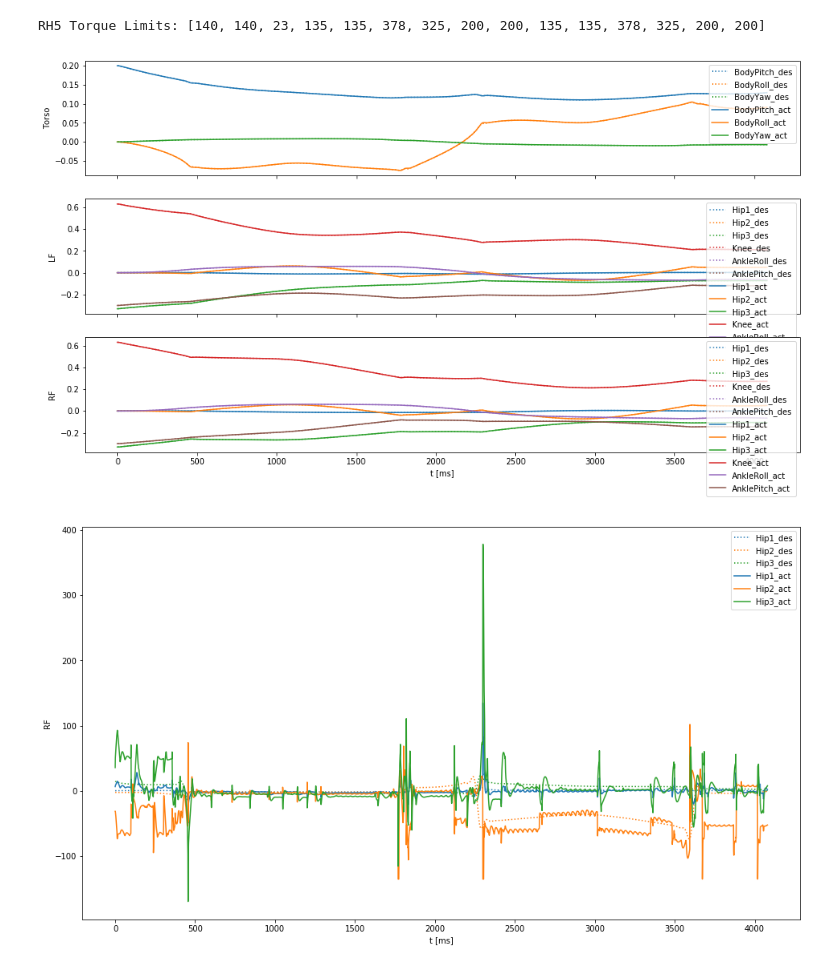
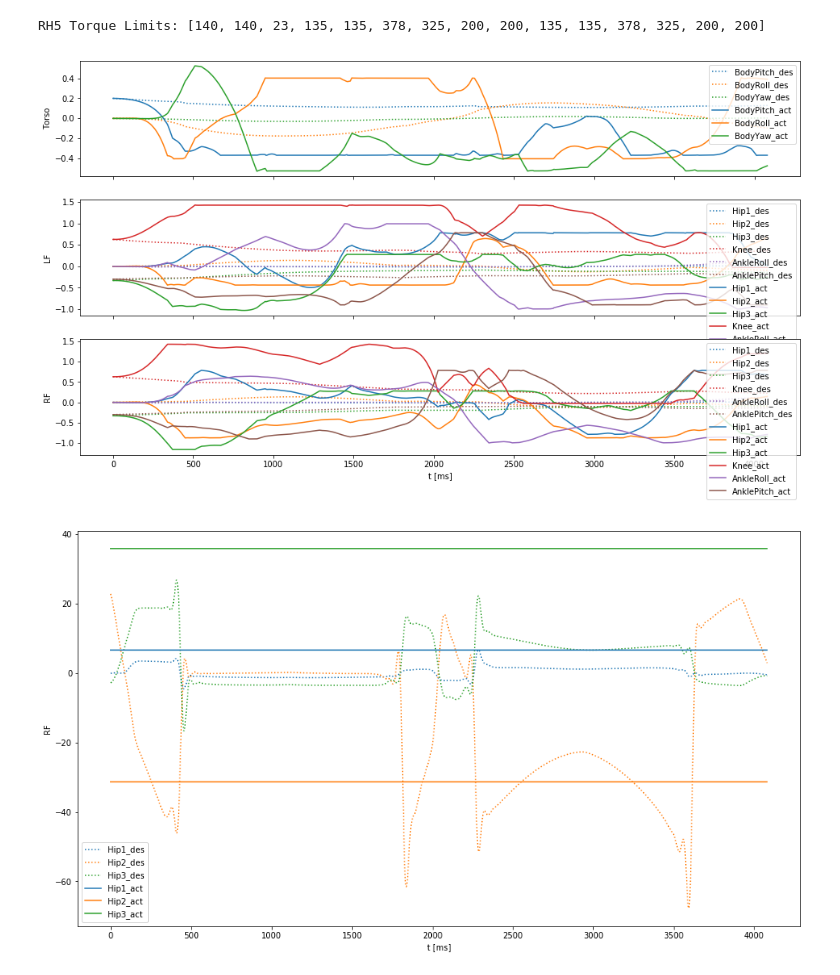
Before and after one commit to julesser/crocoddyl, a Jupyter notebook: RH5/StabilizeOptimalTrajectories.ipynb, the cells around one changed output. Saved outputs shown, nothing was run; the diff lists cells and outputs as text; code cells hidden in the pictures.

```diff
--- a/RH5/StabilizeOptimalTrajectories.ipynb
+++ b/RH5/StabilizeOptimalTrajectories.ipynb
@@ -52,9 +47,8 @@ for i in range(pb.getNumJoints(robot)):
 # simName = 'results/HumanoidFixedArms/Squats_10cm/'
 # simName = 'results/HumanoidFixedArms/Balancing_8s_5cm/'
 simName = 'results/HumanoidFixedArms/2Steps_10cm_CoP100/'
-data = pandas.read_csv(simName + "logJointSpace.csv")
-base_data = pandas.read_csv(simName + "logBase.csv")
-rel_base_coord = ['X', 'Y', 'Z']
+data = pandas.read_csv(simName + 'logs/logJointSpace.csv')
+base_data = pandas.read_csv(simName + 'logs/logBase.csv')
 # %%
 # print(data.columns)
 total_time = data['t[s]'][data['t[s]'].size-1]-data['t[s]'][0]
@@ -173,28 +150,27 @@ time_step = pb.getPhysicsEngineParameters()['fixedTimeStep']
 
 # fast_forward=0.03/0.008
 while time < total_time:
-   # Unlock/disable the default velocity/position motor:
+    # Unlock/disable the default velocity/position motor:
     pb.setJointMotorControlArray(
         robot, [idx for idx in  joints.values()], pb.VELOCITY_CONTROL,
         targetVelocities = [0 for jn in joints.keys()],
         forces = [0 for jn in joints.keys()]
     )
-    pb.setJointMotorControlArray(
-        robot, [idx for idx in  joints.values()], pb.POSITION_CONTROL,
-        targetPositions = des_positions[count],
-        targetVelocities = des_velocities[count],
-        forces = max_torque_from_URDF
-    )
+    # pb.setJointMotorControlArray(
+    #     robot, [idx for idx in  joints.values()], pb.POSITION_CONTROL,
+    #     targetPositions = des_positions[count],
+    #     targetVelocities = des_velocities[count],
+    #     forces = max_torque_from_URDF
+    # )
     # for jn in joints.keys():
-    #     idx = joints.values()
-    #     print(idx)
+    #     idx = joints[jn]
     #     pb.setJointMotorControl2(robot, idx, pb.TORQUE_CONTROL,
     #     force=tau_interp[jn](time))
 
-    # pb.setJointMotorControlArray(
-    #     robot, [idx for idx in joints.values()], pb.TORQUE_CONTROL,
-    #     forces = [np.asscalar(tau_interp[jn](time)) for jn in joints.keys()]
-    # )
+    pb.setJointMotorControlArray(
+        robot, [idx for idx in joints.values()], pb.TORQUE_CONTROL,
+        forces = des_torques[count]
+    )
 
     pb.stepSimulation()
 
@@ -222,15 +198,16 @@ nx = len(des_positions[0])
 nu = len(des_torques[0])
 X_des, X_act = [0.] * nx, [0.] * nx
 U_des, U_act = [0.] * nu, [0.] * nu
-X_basePosition_des, X_basePosition_act = [0.] * 3, [0.] * 3
+X_base_trajecory_des, X_basePosition_act = [0.] * 15, [0.] * 3
 for i in range(nx):
         X_des[i] = [x[i] for x in des_positions]
         X_act[i] = [x[i] for x in act_positions]
 for i in range(nu):
         U_des[i] = [u[i] for u in des_torques]
         U_act[i] = [u[i] for u in act_torques]
+for i in range(15):
+        X_base_trajecory_des[i] = [x[i] for x in des_base_trajectories]
 for i in range(3):
-        X_basePosition_des[i] = [x[i] for x in des_base_positions]
         X_basePosition_act[i] = [x[i] for x in act_base_positions]
 # %%
 # Plotting joint tracking error
@@ -290,35 +267,35 @@ plt.gca().set_prop_cycle(None)
 plt.ylabel('RF')
 plt.xlabel('t [ms]')
 plt.legend()
 plt.savefig(simName + 'pybulletTorques.png', facecolor='w', dpi = 300)
 plt.show()
 
 # Plotting floating base difference
 plt.figure(3, figsize=(16,9))
 baseTranslationNames = ['X', 'Y', 'Z']
 # [plt.plot(X_basePosition_des[k], label=baseTranslationNames[i], linestyle=':') for i, k in enumerate(range(0, 3))]
 # [plt.plot(X_basePosition_act[k], label=baseTranslationNames[i]) for i, k in enumerate(range(0, 3))]
 ax1 = plt.subplot(3, 1, 1)
-plt.plot(X_basePosition_des[0], label='des', linestyle=':')
+plt.plot(X_base_trajecory_des[0], label='des', linestyle=':')
 plt.plot(X_basePosition_act[0], label='act')
 plt.setp(ax1.get_xticklabels(), visible=False)
 plt.ylabel('X [m]')
 plt.legend()
 ax2 = plt.subplot(3, 1, 2)
-plt.plot(X_basePosition_des[1], linestyle=':')
+plt.plot(X_base_trajecory_des[1], linestyle=':')
 plt.plot(X_basePosition_act[1])
 plt.setp(ax2.get_xticklabels(), visible=False)
 plt.ylabel('Y [m]')
 ax3 = plt.subplot(3, 1, 3)
-plt.plot(X_basePosition_des[2], linestyle=':')
+plt.plot(X_base_trajecory_des[2], linestyle=':')
 plt.plot(X_basePosition_act[2])
 plt.ylabel('Z [m]')
 plt.xlabel('t [ms]')
 plt.savefig(simName + 'pybulletBase.png', bbox_inches = 'tight', dpi = 300)
 
 
 # For fast executing: Convert .ipynb to .pylint.d
 # $ jupyter nbconvert --to python StabilizeOptimalTrajectories.ipynb
 # %% [output]
-[figure, old version]
+[figure, new version]
-[figure, old version]
+[figure, new version]
```
Also changed, not shown: parts of 5 cells of this notebook, 19 other files.
